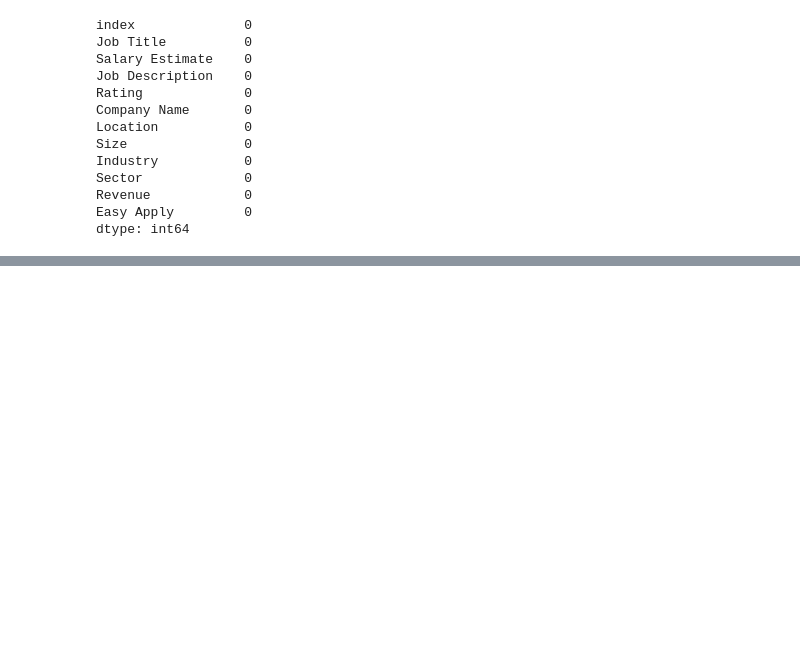
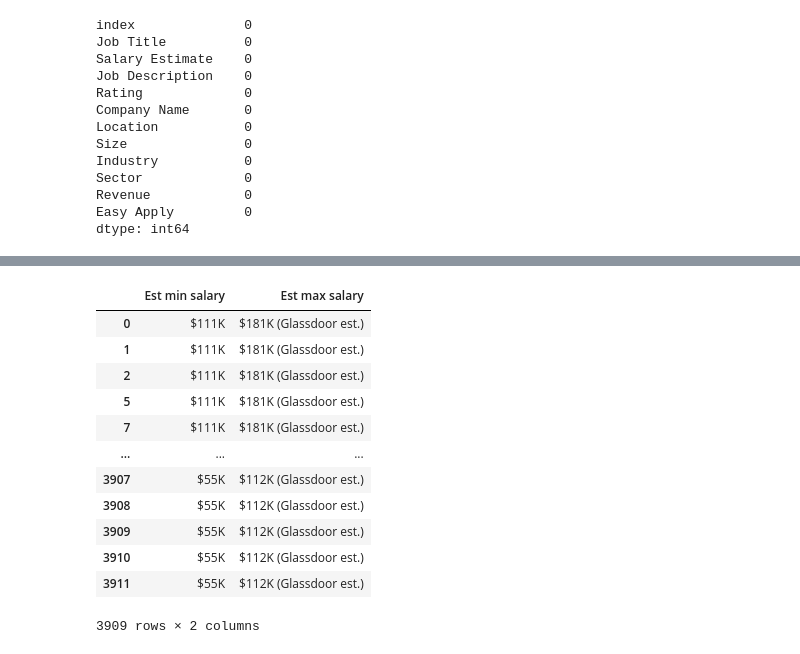
Before and after one commit to colinrodney/data_cleanser, a Jupyter notebook: jupyter_notebooks/SANDBOX_NOTEBOOK.ipynb, the cells around one changed output, grey strips where cells are left out. Saved outputs shown, nothing was run; the diff lists cells and outputs as text; code cells hidden in the pictures; blank space fills up the shorter version.

```diff
--- a/jupyter_notebooks/SANDBOX_NOTEBOOK.ipynb
+++ b/jupyter_notebooks/SANDBOX_NOTEBOOK.ipynb
@@ -160,0 +192,3 @@ dtype: int64
+# %%
+# Standardize all strings containing word scientist to read "Data Scientist"
+df_copy.loc[df_copy["Job Title"].str.contains("scientist", case=False), "Job Title"] = "Data Scientist"
@@ -161,2 +246,23 @@ dtype: int64
+# %%
+# Split "Salary Estimate" colulmn into 2 separate cols as per SYNTAX below
+# Note expand=True parameter expands data beyond specified delimitter into new column
+df_copy[['Est min salary','Est max salary']] = df_copy["Salary Estimate"].str.split("-", expand=True)
+# %%
+# Check to ensure info split into 2 columns
+df_copy[['Est min salary','Est max salary']]
+# %% [output]
+|  | Est min salary | Est max salary |
+| 0 | $111K | $181K (Glassdoor est.) |
+| 1 | $111K | $181K (Glassdoor est.) |
+| 2 | $111K | $181K (Glassdoor est.) |
+| 5 | $111K | $181K (Glassdoor est.) |
+| 7 | $111K | $181K (Glassdoor est.) |
+| ... | ... | ... |
+| 3907 | $55K | $112K (Glassdoor est.) |
+| 3908 | $55K | $112K (Glassdoor est.) |
+| 3909 | $55K | $112K (Glassdoor est.) |
+| 3910 | $55K | $112K (Glassdoor est.) |
+| 3911 | $55K | $112K (Glassdoor est.) |
+3909 rows × 2 columns
 # %%
 df_copy.to_csv('output.csv')
```
Also changed, not shown: parts of 11 cells of this notebook.
